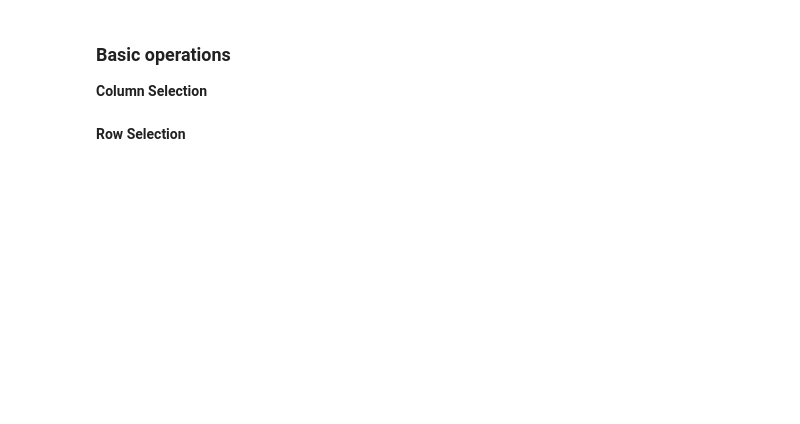
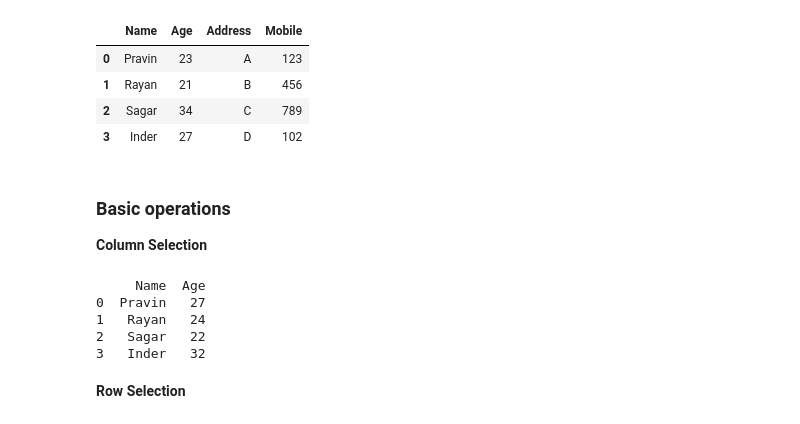
Before and after one commit to pramodtoraskar/Python-Learning, a Jupyter notebook: Examples/Module-4/m4-script33.ipynb, the cells around one changed output. Drawn from its saved outputs; the diff is of its cells as text; code cells hidden in the pictures; blank space fills up the shorter version.

```diff
--- a/Examples/Module-4/m4-script33.ipynb
+++ b/Examples/Module-4/m4-script33.ipynb
@@ -32,3 +53,19 @@ print(df)
+# %%
+append_col = {"Address": ["A", "B", "C","D"],
+              "Mobile": [123, 456, 789, 102]}
+
+get_new_col = append_col.keys()
+
+for col in get_new_col:
+    df[col] = append_col[col]
+
+df
+# %% [output]
+|  | Name | Age | Address | Mobile |
+| 0 | Pravin | 23 | A | 123 |
+| 1 | Rayan | 21 | B | 456 |
+| 2 | Sagar | 34 | C | 789 |
+| 3 | Inder | 27 | D | 102 |
 # %% [markdown]
 ### Basic operations
 **Column Selection**
@@ -43,7 +80,14 @@ data = {'Name':['Pravin', 'Rayan', 'Sagar', 'Inder'],
 df = pd.DataFrame(data)
 
 # select two columns
-print(df[['Name', 'Qualification']])
+#print(df["Name"])
+print(df[ ['Name', 'Age'] ])
+# %% [output]
+     Name  Age
+0  Pravin   27
+1   Rayan   24
+2   Sagar   22
+3   Inder   32
 # %% [markdown]
 **Row Selection**
 # %%
```
Also changed, not shown: parts of 28 cells of this notebook, 13 other files.
